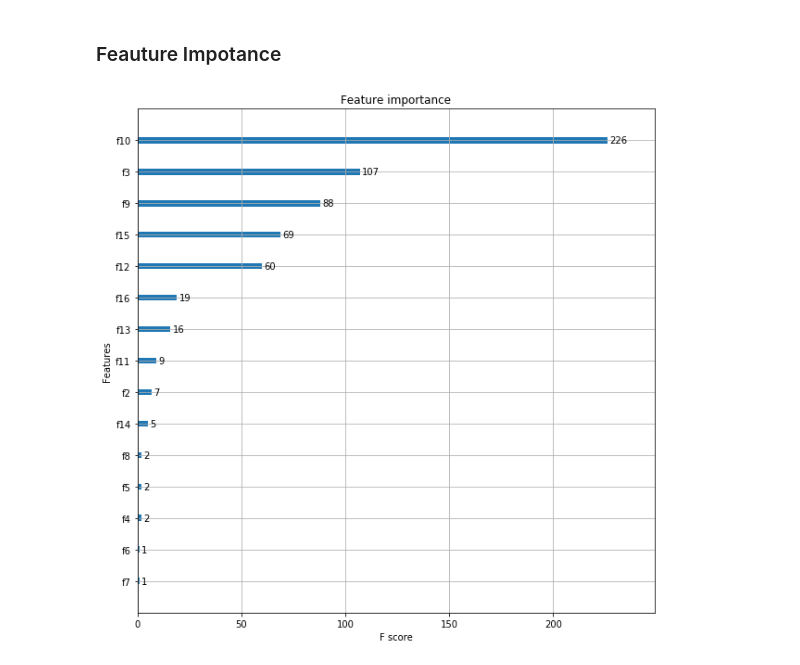
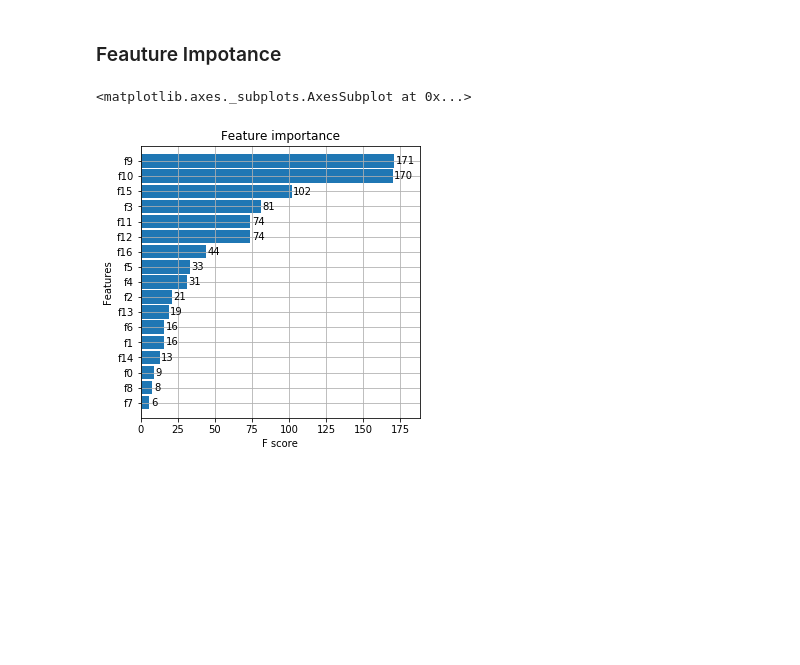
Before and after one commit to DonaldTurton/AT2_Advanced_Data_Algorithms, a Jupyter notebook: AT2_GetData.ipynb, the cells around one changed output. Drawn from its saved outputs; the diff is of its cells as text; code cells hidden in the pictures; blank space fills up the shorter version.

```diff
--- a/AT2_GetData.ipynb
+++ b/AT2_GetData.ipynb
@@ -205,8 +308,7 @@ plt.show()
 # %% [markdown]
 ### Feauture Impotance
-# %%
-xgboost.plot_importance(my_model)
-plt.rcParams['figure.figsize'] = [1, 1]
-plt.show()
-# %% [output]
-[figure, removed]
+# %%
+xgboost.plot_importance(xg_reg, height=0.9)
+# %% [output]
+<matplotlib.axes._subplots.AxesSubplot at 0x...>
+[figure, added]
```
Also changed, not shown: parts of 30 cells of this notebook.
